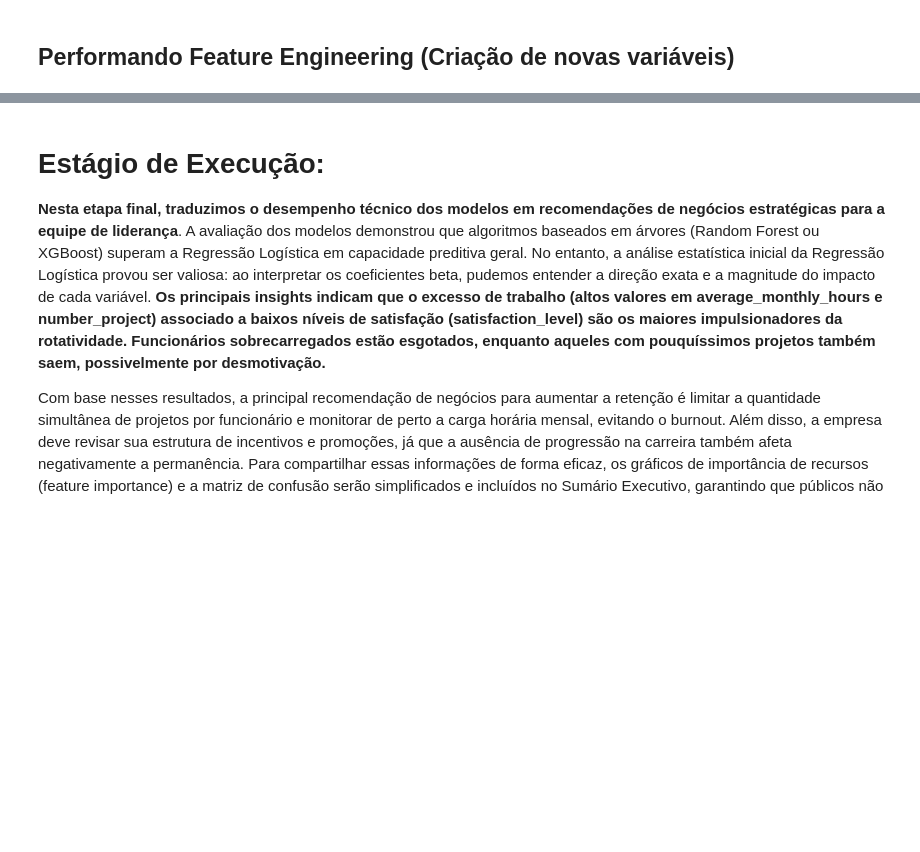
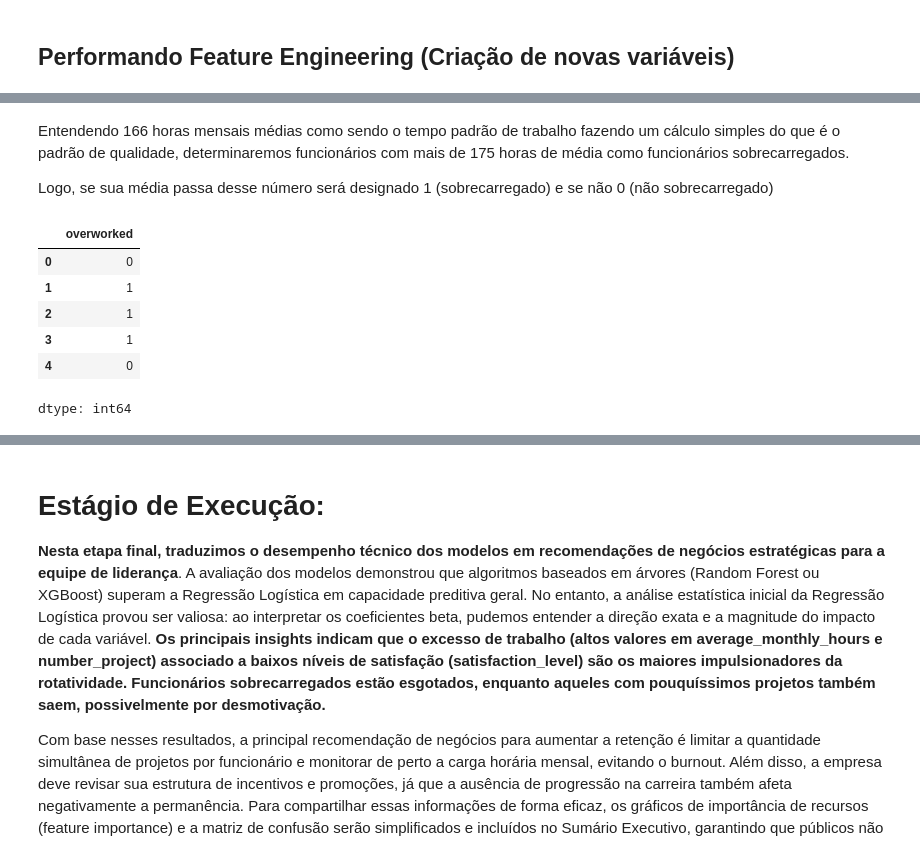
Before and after one commit to nogsposito/salifort-motors-retention-analysis, a Jupyter notebook: notebooks/Salifort_Motors_Capstone.ipynb, the cells around one changed output, grey strips where cells are left out. Saved outputs shown, nothing was run; the diff lists cells and outputs as text; code cells hidden in the pictures; blank space fills up the shorter version.

```diff
--- a/notebooks/Salifort_Motors_Capstone.ipynb
+++ b/notebooks/Salifort_Motors_Capstone.ipynb
@@ -866,0 +898,16 @@ Os scores de tests são similares ao de validação e aponta um modelo bem forte
+# %% [markdown]
+Entendendo 166 horas mensais médias como sendo o tempo padrão de trabalho fazendo um cálculo simples do que é o padrão de qualidade, determinaremos funcionários com mais de 175 horas de média como funcionários sobrecarregados.
+
+Logo, se sua média passa desse número será designado 1 (sobrecarregado) e se não 0 (não sobrecarregado)
+# %%
+df2['overworked'] = (df2['overworked'] > 175).astype(int)
+
+df2['overworked'].head()
+# %% [output]
+|  | overworked |
+| 0 | 0 |
+| 1 | 1 |
+| 2 | 1 |
+| 3 | 1 |
+| 4 | 0 |
+dtype: int64
```
Also changed, not shown: parts of 10 cells of this notebook.
